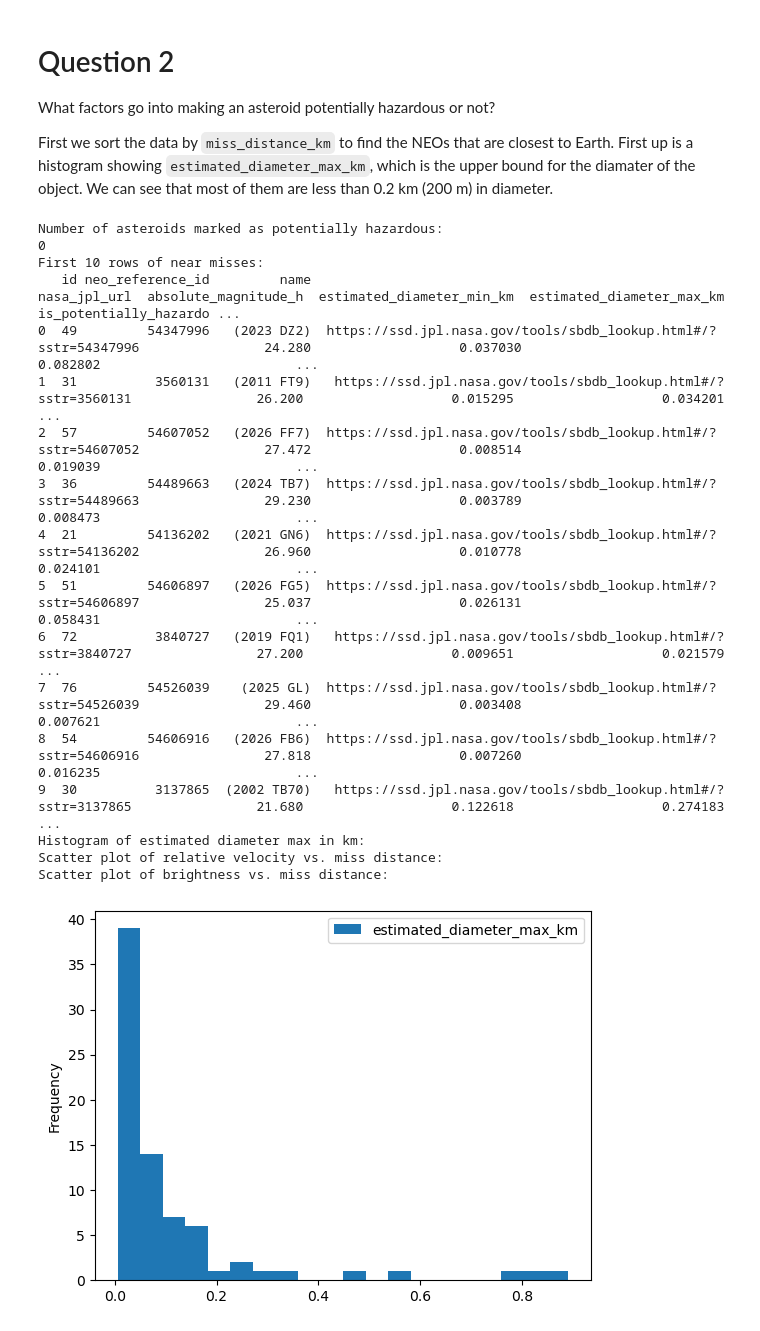
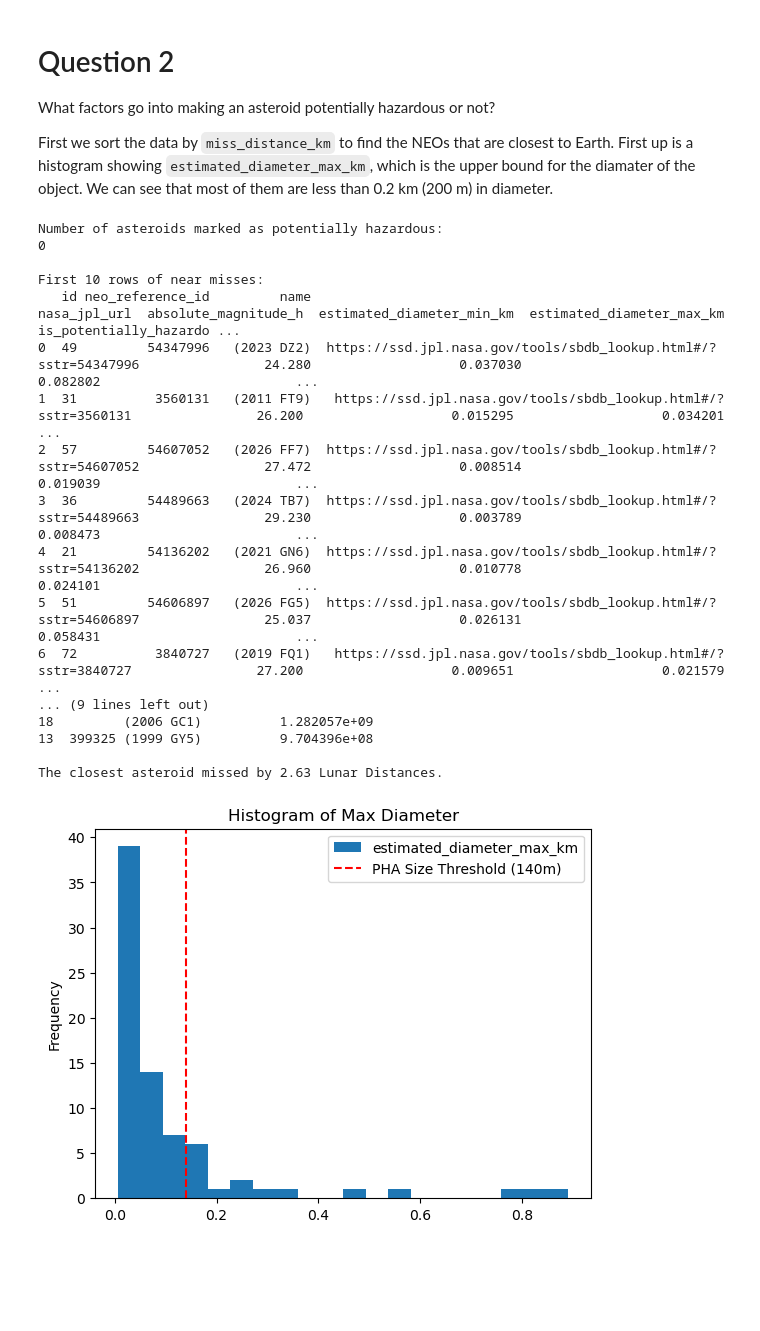
Before and after one commit to blobinaticuber/301-space-traffic-control, a Jupyter notebook: python/q2.ipynb, the cells around one changed output. Saved outputs shown, nothing was run; the diff lists cells and outputs as text; code cells hidden in the pictures; blank space fills up the shorter version.

Commit message:
enhanced histogram, scatter, by using theshold lines. Added heatmap of findings. Written analysis still needs to be done

```diff
--- a/python/q2.ipynb
+++ b/python/q2.ipynb
@@ -10,63 +10,75 @@ import matplotlib.pyplot as plt
 from scipy import stats
 import numpy as np
 
-# print(df_all.size)
+# 1. DATA CALCULATIONS (Do these first so they are ready for plotting)
+df_clean['kinetic_energy_proxy'] = (df_clean['estimated_diameter_max_km']**3) * (df_clean['relative_velocity_kph']**2)
+df_clean['miss_distance_ld'] = df_clean['miss_distance_km'] / 384400
 
-
-# print("First 10 rows of all data:")
-# print(df_all.head(10).to_string())
-
-# count of potentially hazardous asteroids (usually 0)
+# 2. PRINT STATS
 print("Number of asteroids marked as potentially hazardous:")
 df_hazardous = df_clean.query("is_potentially_hazardous_asteroid != 0")
 print(df_hazardous.size)
 
-# Near miss data table
 df_near_miss = df_clean.sort_values(by="miss_distance_km")
-print("First 10 rows of near misses:")
+print("\nFirst 10 rows of near misses:")
 print(df_near_miss.head(10).to_string())
 
+print("\nTop 5 Asteroids by Kinetic Energy Potential:")
+print(df_clean.sort_values(by='kinetic_energy_proxy', ascending=False)[['name', 'kinetic_energy_proxy']].head())
 
-# Histogram
-print("Histogram of estimated diameter max in km:")
-df_near_miss.plot.hist(column="estimated_diameter_max_km", bins=20)
+print(f"\nThe closest asteroid missed by {df_clean['miss_distance_ld'].min():.2f} Lunar Distances.")
 
-# Scatter plot
-print("Scatter plot of relative velocity vs. miss distance:")
-df_near_miss.plot.scatter(title="Miss distance (1e7 km) vs Relative Velocity (kph)", y="relative_velocity_kph", x="miss_distance_km")
+# 3. VISUALIZATIONS
+# Histogram with Threshold
+ax1 = df_near_miss.plot.hist(column="estimated_diameter_max_km", bins=20, title="Histogram of Max Diameter")
+ax1.axvline(x=0.14, color='red', linestyle='--', label='PHA Size Threshold (140m)')
+ax1.legend()
 
-# Scatter plot 2
-print("Scatter plot of brightness vs. miss distance:")
-df_near_miss.plot.scatter(title="Absolute magnitude vs Miss Distance (1e7 km)", x="miss_distance_km", y="absolute_magnitude_h")
+# Scatter 1: Velocity vs Distance
+df_near_miss.plot.scatter(title="Miss distance vs Relative Velocity", y="relative_velocity_kph", x="miss_distance_km")
 
-# turning the values into numpy arrays for linear regression
+# Scatter 2: Brightness vs Distance with Threshold
+ax2 = df_near_miss.plot.scatter(title="Absolute magnitude vs Miss Distance", x="miss_distance_km", y="absolute_magnitude_h")
+ax2.axhline(y=22.0, color='red', linestyle='--', label='PHA Brightness Threshold (22H)')
+ax2.invert_yaxis() # Magnitude is an inverse scale (smaller is brighter/bigger)
+ax2.legend()
+
+# 4. LINEAR REGRESSION SECTION
 diam = np.array(df_clean["estimated_diameter_max_km"])
 rv = np.array(df_clean["relative_velocity_kph"])
 
-# linear regression with scipy
-# slope, intercept, r_value, p_value, std_err = stats.linregress(diam, rv)
-# plt.scatter(diam, rv)
+mask = ~np.isnan(diam) & ~np.isnan(rv)
+clean_diam = diam[mask]
+clean_rv = rv[mask]
 
-# values for line of best fit (not working correctly)
-# x_line = np.sort(diam)
-# y_line = intercept + slope * x_line
-# plt.plot(x_line, y_line, 'r', label='fitted line')
+slope, intercept, r_value, p_value, std_err = stats.linregress(clean_diam, clean_rv)
+
+plt.figure(figsize=(10, 6))
+plt.scatter(clean_diam, clean_rv, alpha=0.5, label='Asteroid Data', color='royalblue')
+x_line = np.array([clean_diam.min(), clean_diam.max()])
+y_line = intercept + slope * x_line
+plt.plot(x_line, y_line, color='red', linewidth=3, label=f'Fitted Line (R²={r_value**2:.3f})')
+plt.title("Correlation: Asteroid Size vs. Relative Velocity")
+plt.xlabel("Estimated Max Diameter (km)")
+plt.ylabel("Relative Velocity (kph)")
+plt.legend()
+plt.show()
 # %% [output]
 Number of asteroids marked as potentially hazardous:
 0
+
 First 10 rows of near misses:
    id neo_reference_id         name                                                     nasa_jpl_url  absolute_magnitude_h  estimated_diameter_min_km  estimated_diameter_max_km  is_potentially_hazardo ...
 0  49         54347996   (2023 DZ2)  https://ssd.jpl.nasa.gov/tools/sbdb_lookup.html#/?sstr=54347996                24.280                   0.037030                   0.082802                         ...
 1  31          3560131   (2011 FT9)   https://ssd.jpl.nasa.gov/tools/sbdb_lookup.html#/?sstr=3560131                26.200                   0.015295                   0.034201                         ...
 2  57         54607052   (2026 FF7)  https://ssd.jpl.nasa.gov/tools/sbdb_lookup.html#/?sstr=54607052                27.472                   0.008514                   0.019039                         ...
 3  36         54489663   (2024 TB7)  https://ssd.jpl.nasa.gov/tools/sbdb_lookup.html#/?sstr=54489663                29.230                   0.003789                   0.008473                         ...
 4  21         54136202   (2021 GN6)  https://ssd.jpl.nasa.gov/tools/sbdb_lookup.html#/?sstr=54136202                26.960                   0.010778                   0.024101                         ...
 5  51         54606897   (2026 FG5)  https://ssd.jpl.nasa.gov/tools/sbdb_lookup.html#/?sstr=54606897                25.037                   0.026131                   0.058431                         ...
 6  72          3840727   (2019 FQ1)   https://ssd.jpl.nasa.gov/tools/sbdb_lookup.html#/?sstr=3840727                27.200                   0.009651                   0.021579                         ...
-7  76         54526039    (2025 GL)  https://ssd.jpl.nasa.gov/tools/sbdb_lookup.html#/?sstr=54526039                29.460                   0.003408                   0.007621                         ...
-8  54         54606916   (2026 FB6)  https://ssd.jpl.nasa.gov/tools/sbdb_lookup.html#/?sstr=54606916                27.818                   0.007260                   0.016235                         ...
-9  30          3137865  (2002 TB70)   https://ssd.jpl.nasa.gov/tools/sbdb_lookup.html#/?sstr=3137865                21.680                   0.122618                   0.274183                         ...
-Histogram of estimated diameter max in km:
-Scatter plot of relative velocity vs. miss distance:
-Scatter plot of brightness vs. miss distance:
+... (9 lines left out)
+18         (2006 GC1)          1.282057e+09
+13  399325 (1999 GY5)          9.704396e+08
+
+The closest asteroid missed by 2.63 Lunar Distances.
-[figure, old version]
+[figure, new version]
```
Also changed, not shown: parts of 6 cells of this notebook.
